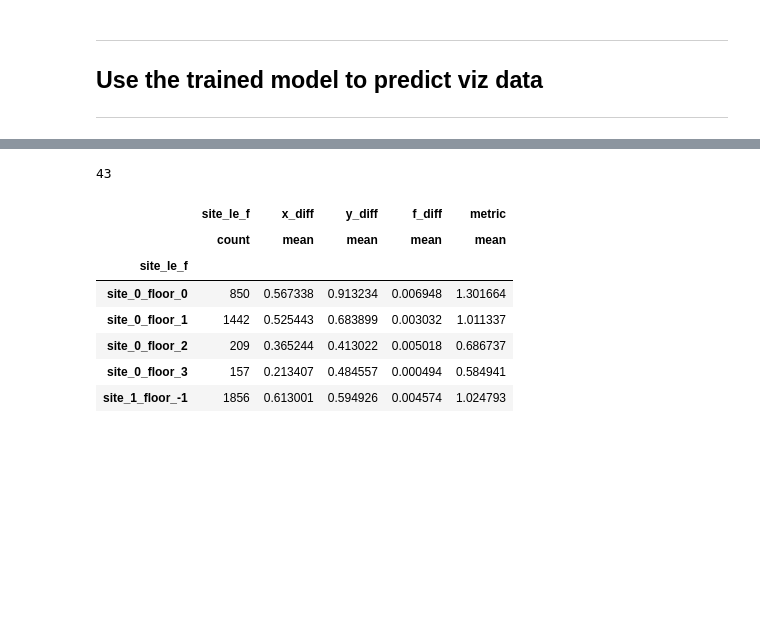
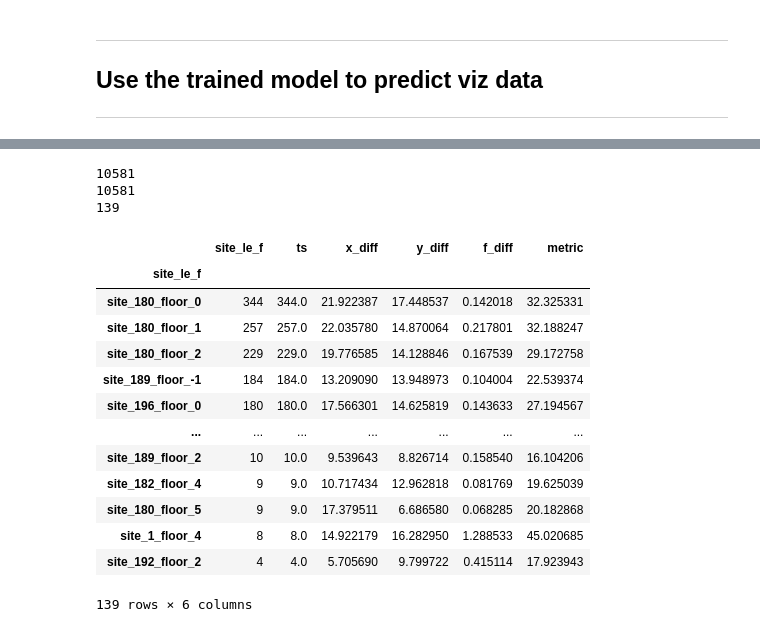
Before and after one commit to robot269006/indoor, a Jupyter notebook: indoor-baseline-model-visualized.ipynb, the cells around one changed output, grey strips where cells are left out. Saved outputs shown, nothing was run; the diff lists cells and outputs as text; code cells hidden in the pictures; blank space fills up the shorter version.

```diff
--- a/indoor-baseline-model-visualized.ipynb
+++ b/indoor-baseline-model-visualized.ipynb
@@ -216,9 +270,9 @@ Columns with nulls:  []
 #              "wifi_last_seen_ts_hour", "wifi_last_seen_ts_minute"
 #             ]
 
-# categorical_features = ["site_id", "within_100ms", "within_200ms", "wifi_ssid", "wifi_bssid", "beacon_ssid"]
-# categorical_features = ["site_id", "wifi_ssid", "wifi_bssid", "beacon_ssid"]
-categorical_features = ["site_id", "within_500ms", "within_1000ms", "wifi_ssid", "wifi_bssid", "beacon_ssid"]
+# categorical_features = ["site_id", "within_500ms", "within_1000ms", "wifi_ssid", \
+#                         "wifi_bssid", "beacon_ssid"] # train 2
+categorical_features = ["site_id", "wifi_ssid", "wifi_bssid", "beacon_ssid"] # train 3
 int_features = ["floor_converted", "acce_u_ts", "diff_acce_u_ts", "acce_u_x", "acce_u_y", "acce_u_z",\
                 "gyro_u_ts", "diff_gyro_u_ts", "gyro_u_x", "gyro_u_y", "gyro_u_z",\
                 "wifi_rssi", "wifi_ts", "diff_wifi_ts", "wifi_last_seen_ts",
@@ -251,9 +305,13 @@ target_y = df_train.iloc[:, 8]
 target_f = df_train.iloc[:, 2]
 
 # drop target columns
-# drop_cols = ["file_id", "floor_converted", "floor", "x", "y", "floor_le"]
-drop_cols = ["file_id", "floor_converted", "floor", "x", "y"]
+# drop_cols = ["file_id", "floor_converted", "floor", "x", "y"] # Train 2 test
+drop_cols = ["file_id", "floor_converted", "floor", "x", "y", "floor_le"] # Train 3
+# drop_cols = ["file_id", "file_id_le", "floor_converted", "floor", "floor_le", \
+#              "floor_converted_le", "x", "y"] # Train 2
+# drop_cols = ["file_id", "file_id_le", "floor_converted", "floor", "floor_converted_le", "x", "y"]
 features = df_train.drop(columns=drop_cols)
+display(features.head())
 
 # set target cols
 targets = ["x", "y", "f"]
@@ -305,11 +369,11 @@ for tgt, tgt_data in zip(targets, target_data):
 # lgb patams
 lgb_params = {'objective': 'root_mean_squared_error',
               'boosting_type': 'gbdt',
-              'n_estimators': 2000, # example had 50000
+              'n_estimators': 10000, # example had 50000
               'learning_rate': 0.1,
               'num_leaves': 50,
               'min_data_in_leaf': 50,
-              'max_depth': 10,
+              'max_depth': 15,
               'colsample_bytree': 0.4,
               'subsample': 0.6,
               'subsample_freq': 2,
@@ -526,10 +571,24 @@ plt.show()
 # %%
 # Take difference of truth - predicted -> which has the largest difference
 display(df_viz.head())
-# print(df_viz["site_le_f"].value_counts())
-df_viz_grouped = df_viz.groupby("site_le_f").agg({"site_le_f": ["count"], "x_diff": ["mean"], \
-                                                  "y_diff": ["mean"], "f_diff": ["mean"], \
-                                                  "metric": ["mean"]})
+print(len(df_viz))
+print(df_viz["ts"].nunique())
+
+# # train 2
+# df_viz_grouped = df_viz.groupby("site_le_f").agg({"site_le_f": "count", \
+#                                                   "closest_wp_ts": lambda x: x.nunique(), \
+#                                                   "x_diff": "mean", "y_diff": "mean", \
+#                                                   "f_diff": "mean", "metric": "mean"
+#                                                  })
+# df_viz_grouped = df_viz_grouped.sort_values(by=["closest_wp_ts"], ascending=False)
+
+# train 3
+df_viz_grouped = df_viz.groupby("site_le_f").agg({"site_le_f": "count", \
+                                                  "ts": lambda x: x.nunique(), \
+                                                  "x_diff": "mean", "y_diff": "mean", \
+                                                  "f_diff": "mean", "metric": "mean"
+                                                 })
+df_viz_grouped = df_viz_grouped.sort_values(by=["ts"], ascending=False)
 print(len(df_viz_grouped))
-display(df_viz_grouped.head())
+display(df_viz_grouped)
 # %% [output]
@@ -542,9 +601,17 @@ display(df_viz_grouped.head())
-43
+10581
+10581
+139
-|  | site_le_f | x_diff | y_diff | f_diff | metric |
-|  | count | mean | mean | mean | mean |
-| site_le_f |  |  |  |  |  |
-| site_0_floor_0 | 850 | 0.567338 | 0.913234 | 0.006948 | 1.301664 |
-| site_0_floor_1 | 1442 | 0.525443 | 0.683899 | 0.003032 | 1.011337 |
-| site_0_floor_2 | 209 | 0.365244 | 0.413022 | 0.005018 | 0.686737 |
-| site_0_floor_3 | 157 | 0.213407 | 0.484557 | 0.000494 | 0.584941 |
-| site_1_floor_-1 | 1856 | 0.613001 | 0.594926 | 0.004574 | 1.024793 |
+|  | site_le_f | ts | x_diff | y_diff | f_diff | metric |
+| site_le_f |  |  |  |  |  |  |
+| site_180_floor_0 | 344 | 344.0 | 21.922387 | 17.448537 | 0.142018 | 32.325331 |
+| site_180_floor_1 | 257 | 257.0 | 22.035780 | 14.870064 | 0.217801 | 32.188247 |
+| site_180_floor_2 | 229 | 229.0 | 19.776585 | 14.128846 | 0.167539 | 29.172758 |
+| site_189_floor_-1 | 184 | 184.0 | 13.209090 | 13.948973 | 0.104004 | 22.539374 |
+| site_196_floor_0 | 180 | 180.0 | 17.566301 | 14.625819 | 0.143633 | 27.194567 |
+| ... | ... | ... | ... | ... | ... | ... |
+| site_189_floor_2 | 10 | 10.0 | 9.539643 | 8.826714 | 0.158540 | 16.104206 |
+| site_182_floor_4 | 9 | 9.0 | 10.717434 | 12.962818 | 0.081769 | 19.625039 |
+| site_180_floor_5 | 9 | 9.0 | 17.379511 | 6.686580 | 0.068285 | 20.182868 |
+| site_1_floor_4 | 8 | 8.0 | 14.922179 | 16.282950 | 1.288533 | 45.020685 |
+| site_192_floor_2 | 4 | 4.0 | 5.705690 | 9.799722 | 0.415114 | 17.923943 |
+139 rows × 6 columns
```
Also changed, not shown: parts of 29 cells of this notebook.
